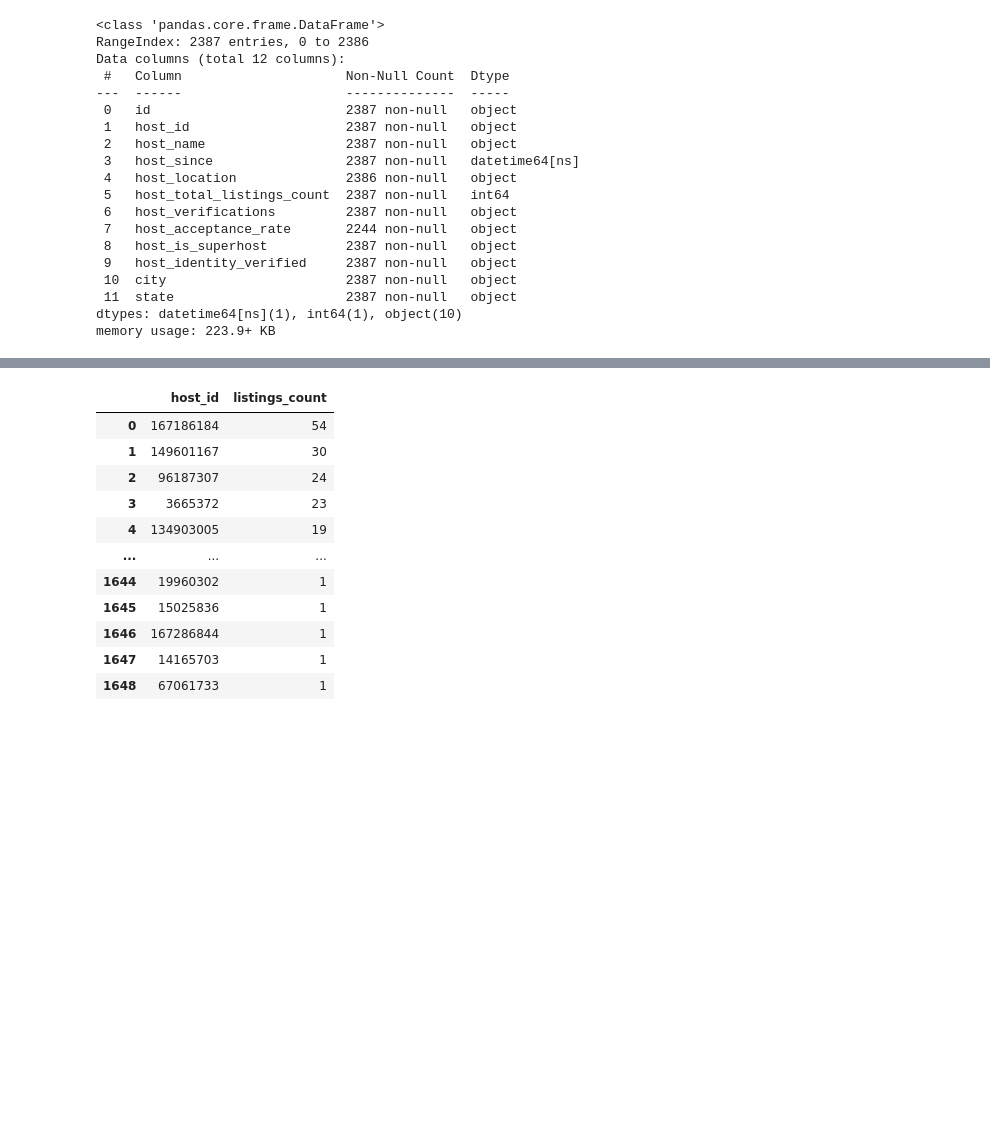
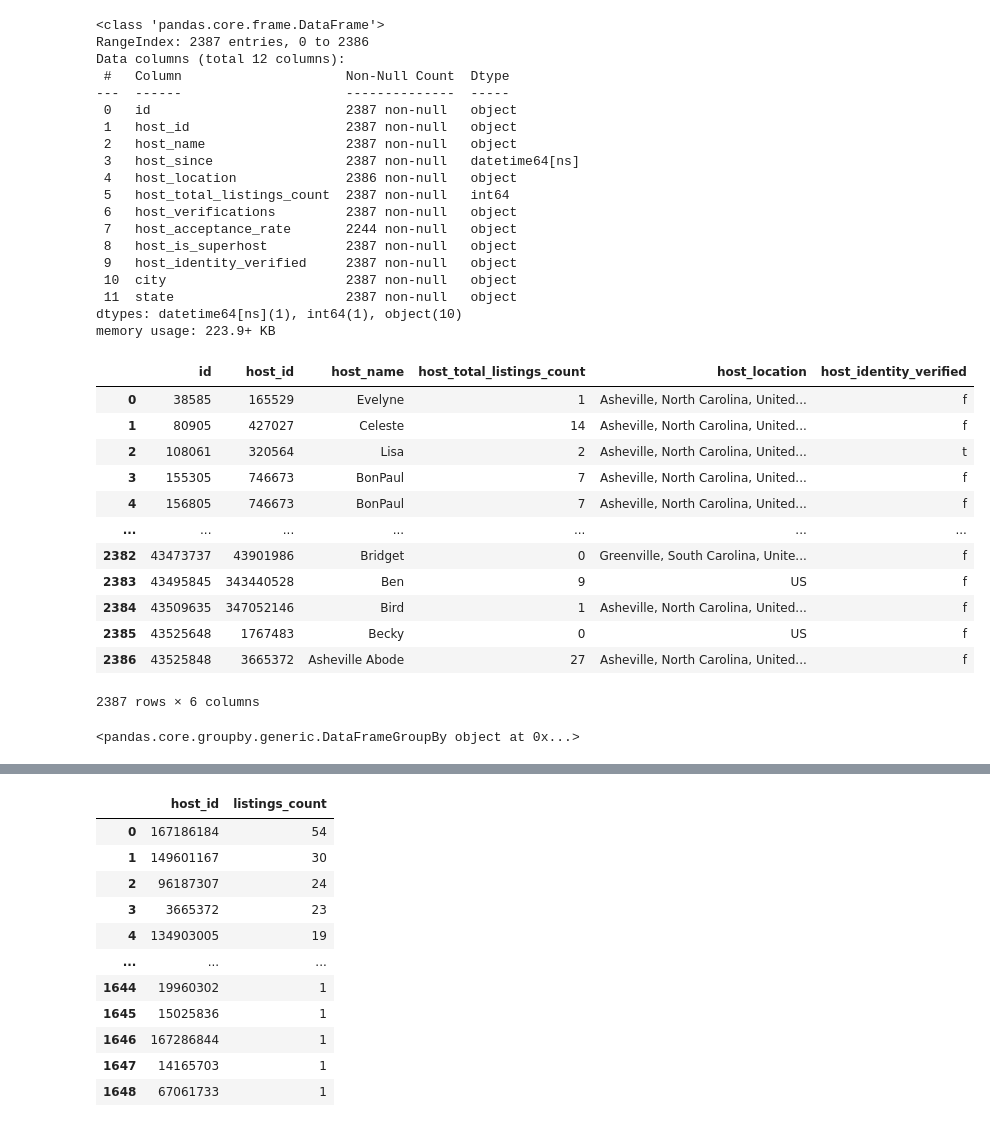
Before and after one commit to Dewalk/capstone2, a Jupyter notebook: hosts.ipynb, the cells around one changed output, grey strips where cells are left out. Drawn from its saved outputs; the diff is of its cells as text; code cells hidden in the pictures; blank space fills up the shorter version.

```diff
--- a/hosts.ipynb
+++ b/hosts.ipynb
@@ -76,3 +76,26 @@ Data columns (total 12 columns):
  11  state                      2387 non-null   object
 dtypes: datetime64[ns](1), int64(1), object(10)
 memory usage: 223.9+ KB
+# %%
+listings_check = hosts_df[['id','host_id','host_name', 'host_total_listings_count','host_location','host_identity_verified']]
+# %%
+listings_check
+# %% [output]
+|  | id | host_id | host_name | host_total_listings_count | host_location | host_identity_verified |
+| 0 | 38585 | 165529 | Evelyne | 1 | Asheville, North Carolina, United... | f |
+| 1 | 80905 | 427027 | Celeste | 14 | Asheville, North Carolina, United... | f |
+| 2 | 108061 | 320564 | Lisa | 2 | Asheville, North Carolina, United... | t |
+| 3 | 155305 | 746673 | BonPaul | 7 | Asheville, North Carolina, United... | f |
+| 4 | 156805 | 746673 | BonPaul | 7 | Asheville, North Carolina, United... | f |
+| ... | ... | ... | ... | ... | ... | ... |
+| 2382 | 43473737 | 43901986 | Bridget | 0 | Greenville, South Carolina, Unite... | f |
+| 2383 | 43495845 | 343440528 | Ben | 9 | US | f |
+| 2384 | 43509635 | 347052146 | Bird | 1 | Asheville, North Carolina, United... | f |
+| 2385 | 43525648 | 1767483 | Becky | 0 | US | f |
+| 2386 | 43525848 | 3665372 | Asheville Abode | 27 | Asheville, North Carolina, United... | f |
+2387 rows × 6 columns
+# %%
+grouped = listings_check.groupby(['host_id','host_name','host_total_listings_count','host_location','host_identity_verified'])
+grouped
+# %% [output]
+<pandas.core.groupby.generic.DataFrameGroupBy object at 0x...>
```
Also changed, not shown: parts of 9 cells of this notebook, 3 other files.
